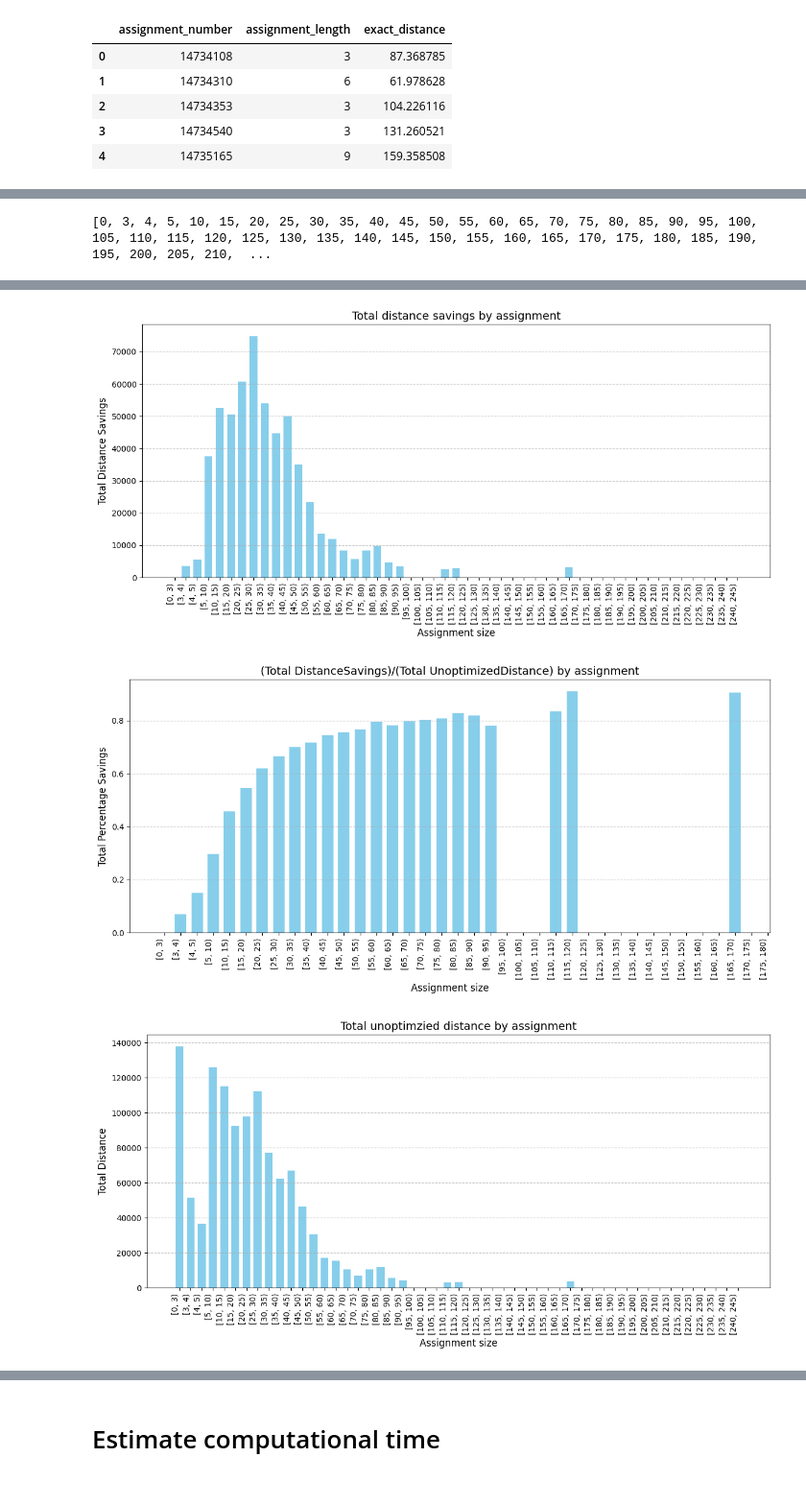
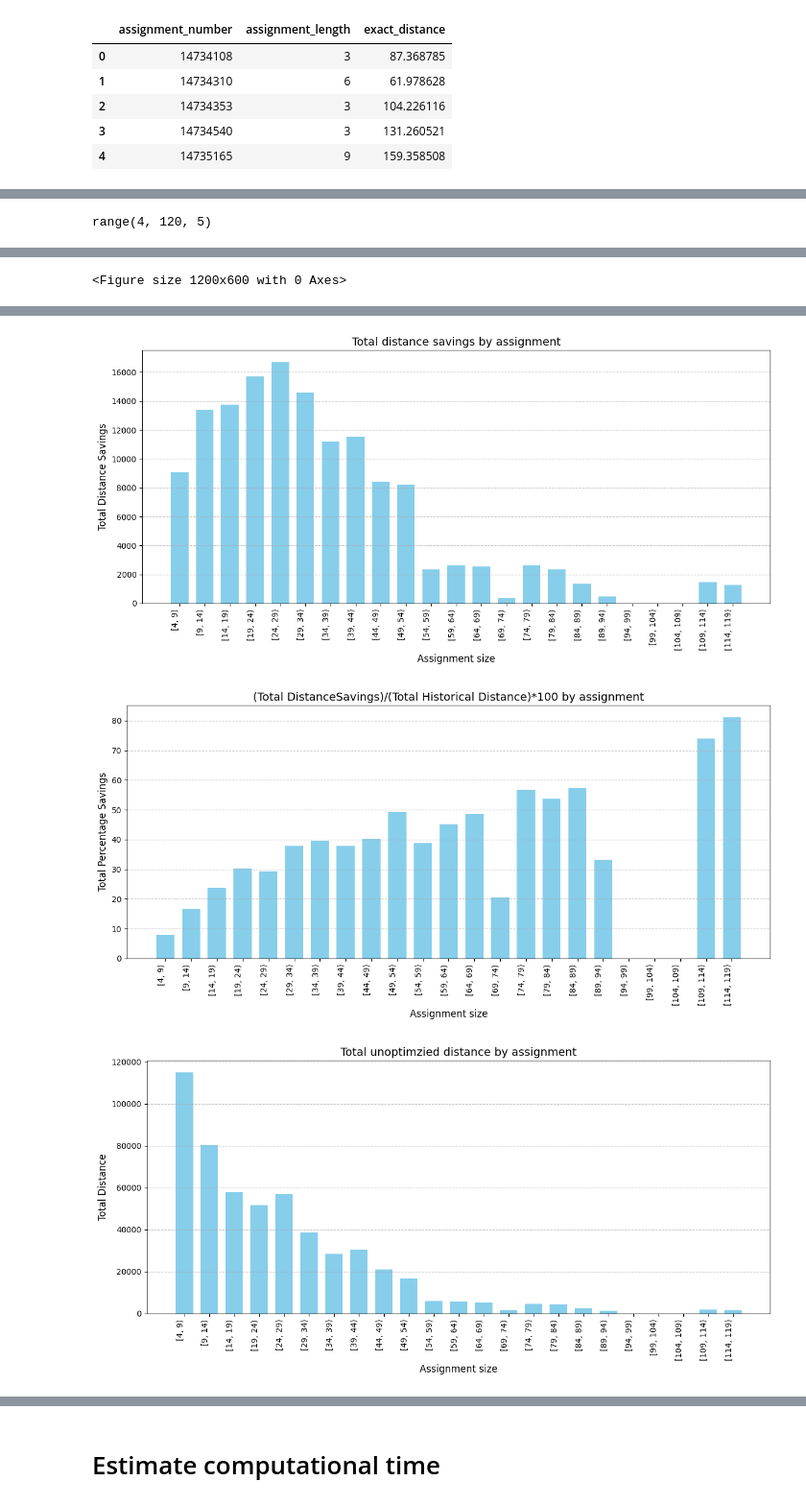
Before and after one commit to HasanVerses/batch_sequencing_optimization, a Jupyter notebook: notebooks/ld_computational_and_improvement_analysis.ipynb, the cells around one changed output, grey strips where cells are left out. Shown at 96% size. Saved outputs shown, nothing was run; the diff lists cells and outputs as text; code cells hidden in the pictures.

Commit message:
updated version of entitlment data analysis for sequencing

```diff
--- a/notebooks/ld_computational_and_improvement_analysis.ipynb
+++ b/notebooks/ld_computational_and_improvement_analysis.ipynb
@@ -312,0 +350,8 @@ optimized_analysis.head()
+# %%
+# Reading the results for the new graph
+new_graph_df = pd.read_csv('analysis_data\LD_results_2022-05-10_new_graph.csv')  # results on routing v2 using Alex file
+new_graph_df = pd.read_csv('analysis_data\path_finding_with_DZ_new_graph_v2.csv')  # results on routing v2 with DZ
+#new_graph_df = pd.read_csv('analysis_data\path_finding_without_DZ_new_graph_v2.csv')  # results on routing v2 without DZ
+new_graph_df=new_graph_df.drop(columns=['Unnamed: 0.1', 'Unnamed: 0'])
+new_graph_df['AssignmentNumber'] = new_graph_df['AssignmentNumber'].astype('str')
+new_graph_df.head()
@@ -408,5 +561,7 @@ historical_versus_optimzied_df.head()
 # %%
 # filter the data you need
 # filter_historical_versus_optimzied_df = historical_versus_optimzied_df[(historical_versus_optimzied_df['opt_assignment_length']<=10)]
+filter_historical_versus_optimzied_df = historical_versus_optimzied_new_graph
 
-filter_historical_versus_optimzied_df = historical_versus_optimzied_df
+filter_historical_versus_optimzied_df['num_tasks'] = filter_historical_versus_optimzied_df['opt_assignment_length']
+filter_historical_versus_optimzied_df.to_csv('Analysis_without_DZ_LD.csv')
@@ -450,22 +647,29 @@ plt.show()
 # %%
 # saving for different buckets based on assignment size
-# bin_edges =range(3, 250, 2)  # Creates bins [0, 5), [5, 10), [10, 15), ..., [45, 50)
+# bin_edges = range(3, 250, 2)  # Creates bins [0, 5), [5, 10), [10, 15), ..., [45, 50)
 
-bin_edges = [0, 3, 4]
-bin_edges.extend([i for i in range(5, 250, 5)])
+#bin_edges = [0, 3, 4]
+#bin_edges.extend([i for i in range(5, 100, 5)])
+bin_edges = range(4, 120, 5)
 print(bin_edges)
 
 bins = pd.cut(filter_historical_versus_optimzied_df['opt_assignment_length'], bins=bin_edges, right=False)
 
+filter_historical_versus_optimzied_df['DistanceSavings (new graph)'] = filter_historical_versus_optimzied_df['unopt'] - filter_historical_versus_optimzied_df['opt']
+
 result = filter_historical_versus_optimzied_df.groupby(bins).agg({'OptimizedDistance': ['sum', 'median', 'mean'],
                                                                   'UnoptimizedDistance': ['sum', 'median', 'mean'],
                                                                   'DistanceSavings': ['sum', 'median', 'mean'],
+                                                                  'opt': ['sum', 'median', 'mean'],
+                                                                  'unopt': ['sum', 'median', 'mean'],
+                                                                  'DistanceSavings (new graph)': ['sum', 'median', 'mean'],
                                                                   'worst': 'sum',
                                                                   'equal': 'sum',
                                                                   'better': 'sum'
                                                                  }).reset_index()
 
-result['% improvment'] = result['DistanceSavings']['sum']/result['UnoptimizedDistance']['sum']
+result['% improvment'] = result['DistanceSavings']['sum']/result['UnoptimizedDistance']['sum']*100
+result['% improvment (new graph)'] = result['DistanceSavings (new graph)']['sum']/result['unopt']['sum']*100
 
 result['opt_assignment_length'] = result['opt_assignment_length'].astype('str')
 
@@ -478,7 +682,7 @@ plt.title('Total counts of worst, better, and equal by assignment', fontsize=14)
 plt.xticks(rotation=90, ha='right', fontsize=10)
 plt.grid(axis='y', linestyle='--', alpha=0.7)
 plt.tight_layout()
-plt.savefig('plots/worst_better.png')
+plt.savefig('plots/worst_better_sa_hist.png')
 
 plt.figure(figsize=(12, 6))
 plt.bar(result['opt_assignment_length'], result['DistanceSavings']['sum'], color='skyblue', width=0.7, align='center')
@@ -494,12 +698,11 @@ plt.figure(figsize=(12, 6))
 plt.bar(result['opt_assignment_length'], result['% improvment'], color='skyblue', width=0.7, align='center')
 plt.xlabel('Assignment size', fontsize=12)
 plt.ylabel('Total Percentage Savings', fontsize=12)
-plt.title('(Total DistanceSavings)/(Total UnoptimizedDistance) by assignment', fontsize=14)
+plt.title('(Total DistanceSavings)/(Total Historical Distance)*100 by assignment', fontsize=14)
 plt.xticks(rotation=90, ha='right', fontsize=10)
 plt.grid(axis='y', linestyle='--', alpha=0.7)
 plt.tight_layout()
 plt.savefig('plots/percentage improvment.png')
-
 
 plt.figure(figsize=(12, 6))
 plt.bar(result['opt_assignment_length'], result['UnoptimizedDistance']['sum'], color='skyblue', width=0.7, align='center')
@@ -511,7 +714,6 @@ plt.grid(axis='y', linestyle='--', alpha=0.7)
 plt.tight_layout()
 plt.savefig('plots/total_unoptimized_distance.png')
 
-
 plt.figure(figsize=(12, 6))
 plt.bar(result['opt_assignment_length'], result['OptimizedDistance']['sum'], color='skyblue', width=0.7, align='center')
 plt.xlabel('Assignment size', fontsize=12)
@@ -522,7 +724,25 @@ plt.grid(axis='y', linestyle='--', alpha=0.7)
 plt.tight_layout()
 plt.savefig('plots/total_optimized_distance.png')
 
+# this is based on new graph
+plt.figure(figsize=(12, 6))
+plt.bar(result['opt_assignment_length'], result['DistanceSavings (new graph)']['sum'], color='skyblue', width=0.7, align='center')
+plt.xlabel('Assignment size', fontsize=12)
+plt.ylabel('Total Distance Savings (new graph)', fontsize=12)
+plt.title('Total distance savings by assignment (on new graph)', fontsize=14)
+plt.xticks(rotation=90, ha='right', fontsize=10)
+plt.grid(axis='y', linestyle='--', alpha=0.7)
+plt.tight_layout()
+plt.savefig('plots/total_distance_saving_new_graph.png')
 
-result.to_csv('results/performance_metrics.csv')
+plt.figure(figsize=(12, 6))
+plt.bar(result['opt_assignment_length'], result['% improvment (new graph)'], color='skyblue', width=0.7, align='center')
+plt.xlabel('Assignment size', fontsize=12)
+plt.ylabel('Distance Savings (new graph) %', fontsize=12)
+plt.title('Total distance savings by assignment (on new graph)', fontsize=14)
+plt.xticks(rotation=90, ha='right', fontsize=10)
+plt.grid(axis='y', linestyle='--', alpha=0.7)
+plt.tight_layout()
+plt.savefig('plots/total_percentage_saving_new_graph.png')
 # %% [output]
-[0, 3, 4, 5, 10, 15, 20, 25, 30, 35, 40, 45, 50, 55, 60, 65, 70, 75, 80, 85, 90, 95, 100, 105, 110, 115, 120, 125, 130, 135, 140, 145, 150, 155, 160, 165, 170, 175, 180, 185, 190, 195, 200, 205, 210,  ...
+range(4, 120, 5)
@@ -529,0 +754 @@ result.to_csv('results/performance_metrics.csv')
+<Figure size 1200x600 with 0 Axes>
@@ -531,3 +756,3 @@ result.to_csv('results/performance_metrics.csv')
-[figure, old version]
+[figure, new version]
-[figure, old version]
+[figure, new version]
-[figure, old version]
+[figure, new version]
```
Also changed, not shown: parts of 26 cells of this notebook.
